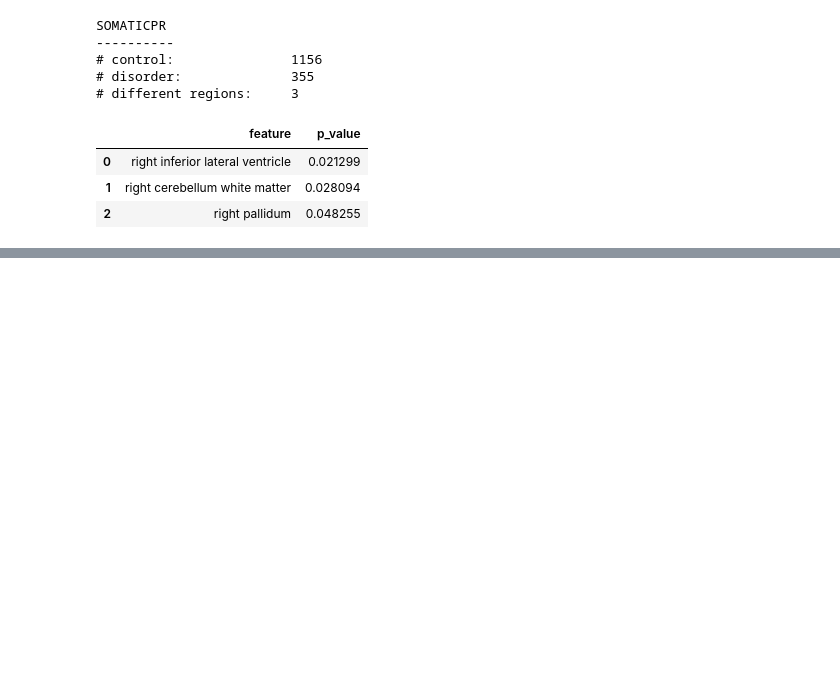
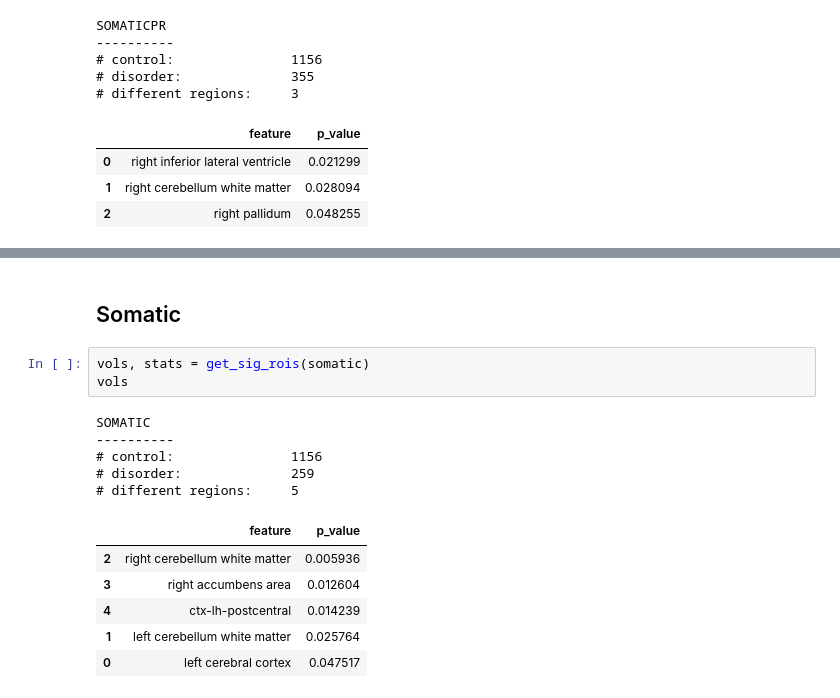
Before and after one commit to margotwagner/SynthSeg, a Jupyter notebook: abcd-code/analysis/mw-aseba-smri-rois.ipynb, the cells around one changed output, grey strips where cells are left out. Cells and saved outputs as stored; diff of their text form; blank space fills up the shorter version.

```diff
--- a/abcd-code/analysis/mw-aseba-smri-rois.ipynb
+++ b/abcd-code/analysis/mw-aseba-smri-rois.ipynb
@@ -128,0 +184,17 @@ SOMATICPR
+# %% [markdown]
+## Somatic
+# %%
+vols, stats = get_sig_rois(somatic)
+vols
+# %% [output]
+SOMATIC
+----------
+# control:               1156
+# disorder:              259
+# different regions:     5
+|  | feature | p_value |
+| 2 | right cerebellum white matter | 0.005936 |
+| 3 | right accumbens area | 0.012604 |
+| 4 | ctx-lh-postcentral | 0.014239 |
+| 1 | left cerebellum white matter | 0.025764 |
+| 0 | left cerebral cortex | 0.047517 |
```
Also changed, not shown: parts of 22 cells of this notebook, 2 other files.
